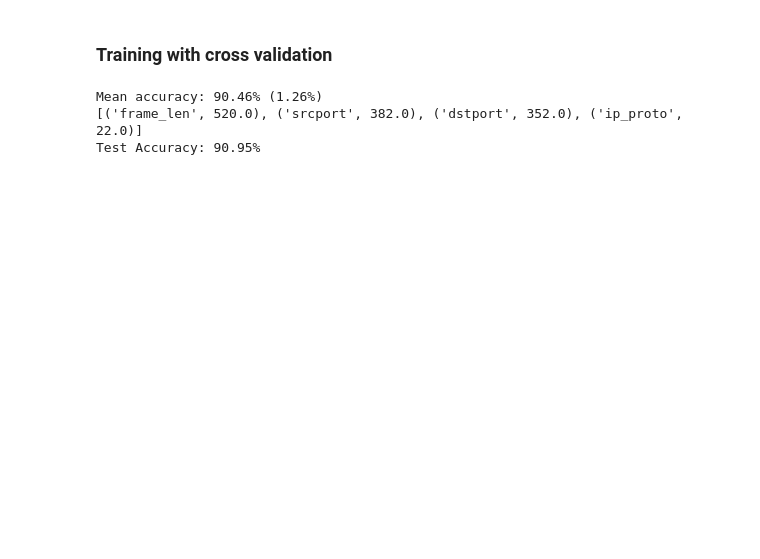
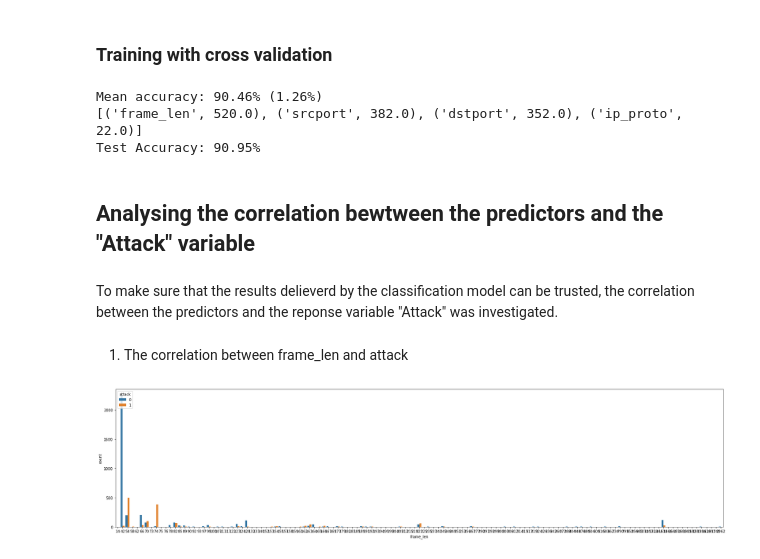
Before and after one commit to Abdulnaser98/IT-Sicherheit-Praktikum, a Jupyter notebook: analysis/analysis.ipynb, the cells around one changed output. Drawn from its saved outputs; the diff is of its cells as text; code cells hidden in the pictures; blank space fills up the shorter version.

Commit message:
Analysing the correaltion between the predicators and reponse variable

```diff
--- a/analysis/analysis.ipynb
+++ b/analysis/analysis.ipynb
@@ -230,3 +233,15 @@ print("Test Accuracy: %.2f%%" % (accuracy * 100.0))
 Mean accuracy: 90.46% (1.26%)
 [('frame_len', 520.0), ('srcport', 382.0), ('dstport', 352.0), ('ip_proto', 22.0)]
 Test Accuracy: 90.95%
+# %% [markdown]
+## Analysing the correlation bewtween the predictors and the "Attack" variable
+# %% [markdown]
+To make sure that the results delieverd by the classification model can be trusted, the correlation between the predictors and the reponse variable "Attack" was investigated.
+# %% [markdown]
+1) The correlation between frame_len and attack
+# %%
+plt.figure(figsize=(30, 7))
+sns.countplot(x='frame_len', hue='attack', data=df)
+plt.show()
+# %% [output]
+[figure, added]
```
Also changed, not shown: parts of 20 cells of this notebook, 2 other files.
